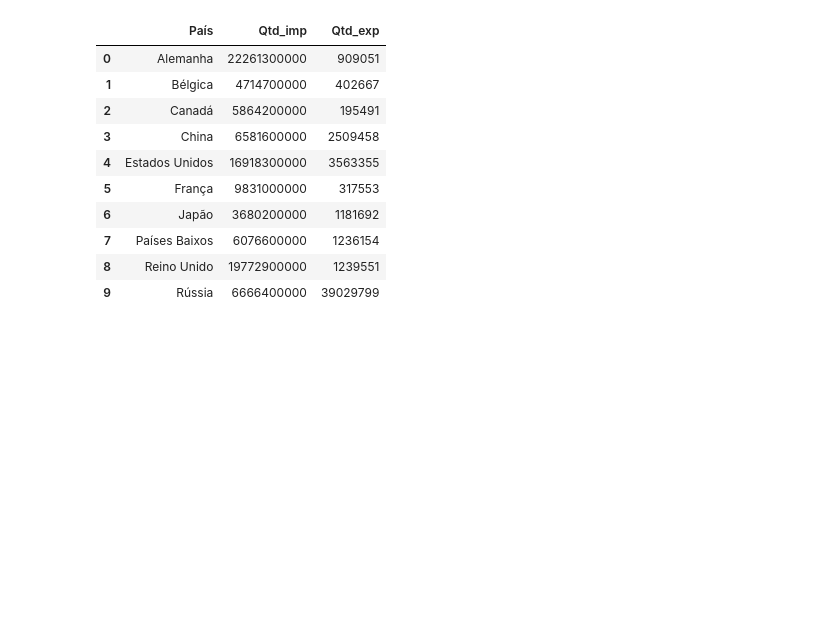
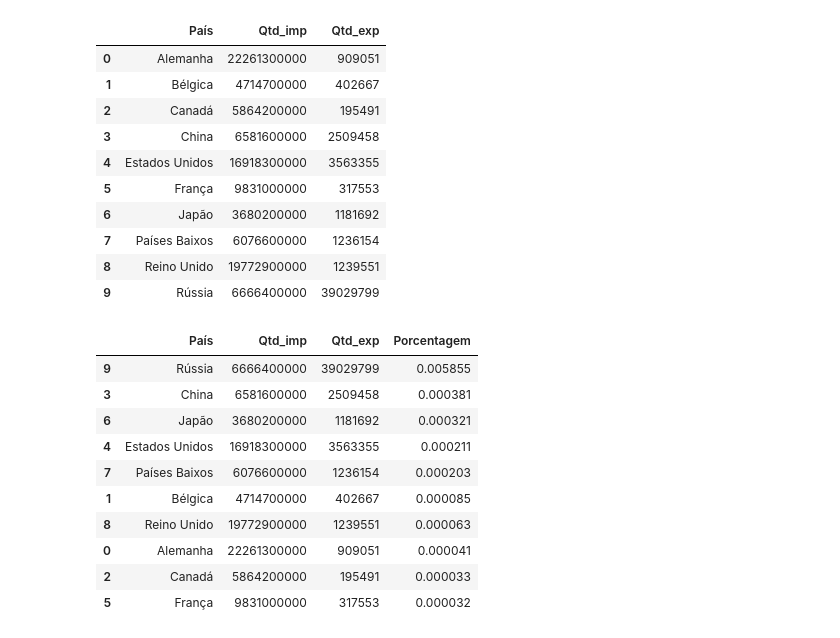
Before and after one commit to VivianeCorreia/Tech-Challenge, a Jupyter notebook: 2_challenge.ipynb, the cells around one changed output. Saved outputs shown, nothing was run; the diff lists cells and outputs as text; code cells hidden in the pictures; blank space fills up the shorter version.

```diff
--- a/2_challenge.ipynb
+++ b/2_challenge.ipynb
@@ -1246,6 +1246,22 @@ exp_imp_soma
 | 7 | Países Baixos | 6076600000 | 1236154 |
 | 8 | Reino Unido | 19772900000 | 1239551 |
 | 9 | Rússia | 6666400000 | 39029799 |
+# %%
+exp_imp_soma['Porcentagem'] = exp_imp_soma['Qtd_exp'] / exp_imp_soma['Qtd_imp']
+exp_imp_soma = exp_imp_soma.sort_values(by='Porcentagem', ascending=False)
+exp_imp_soma
+# %% [output]
+|  | País | Qtd_imp | Qtd_exp | Porcentagem |
+| 9 | Rússia | 6666400000 | 39029799 | 0.005855 |
+| 3 | China | 6581600000 | 2509458 | 0.000381 |
+| 6 | Japão | 3680200000 | 1181692 | 0.000321 |
+| 4 | Estados Unidos | 16918300000 | 3563355 | 0.000211 |
+| 7 | Países Baixos | 6076600000 | 1236154 | 0.000203 |
+| 1 | Bélgica | 4714700000 | 402667 | 0.000085 |
+| 8 | Reino Unido | 19772900000 | 1239551 | 0.000063 |
+| 0 | Alemanha | 22261300000 | 909051 | 0.000041 |
+| 2 | Canadá | 5864200000 | 195491 | 0.000033 |
+| 5 | França | 9831000000 | 317553 | 0.000032 |
 # %%
 
 plt.figure(figsize=(10, 5))
```
Also changed, not shown: parts of 2 cells of this notebook.
